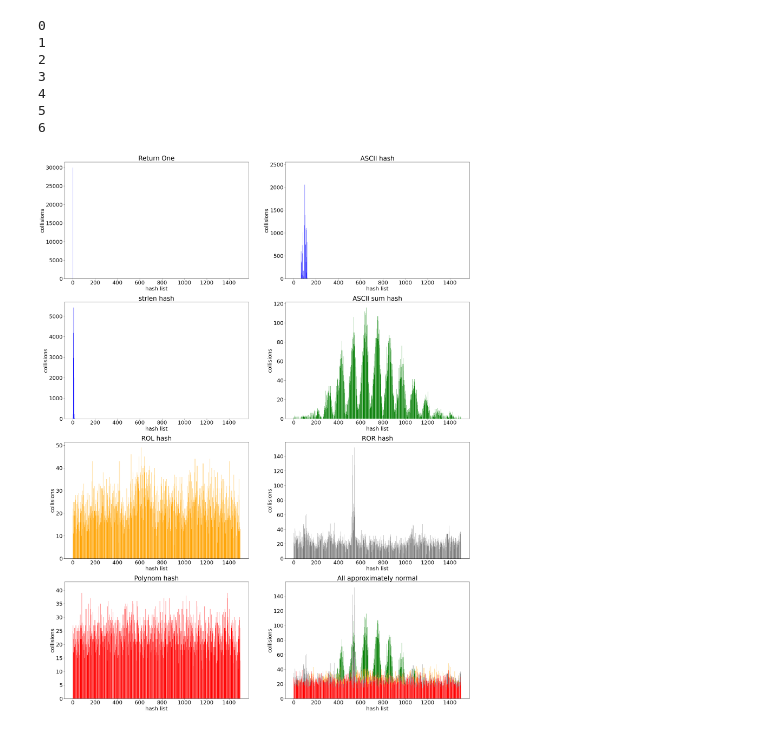
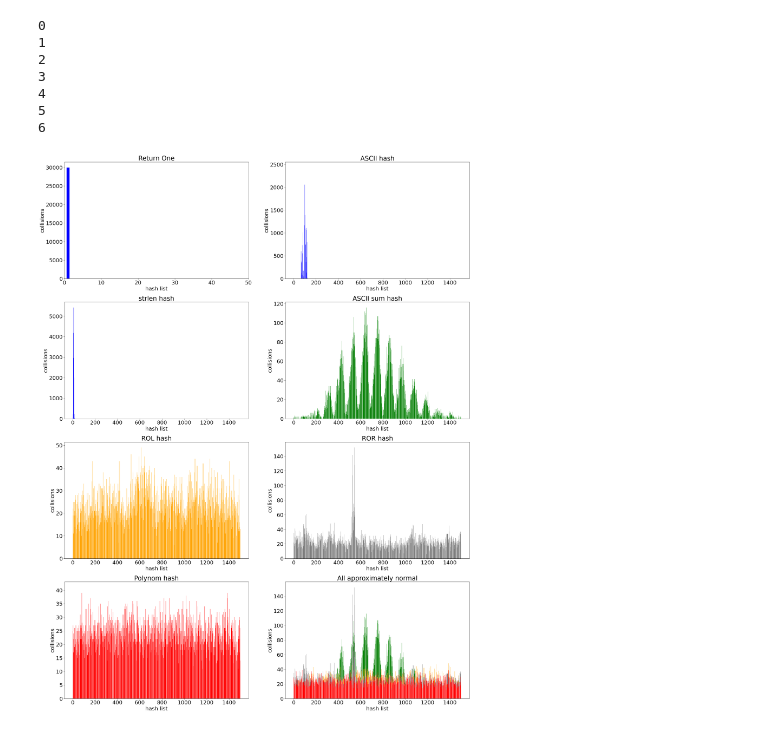
Before and after one commit to lednikita0481/Hash-Table-research, a Jupyter notebook: No optimisation/graphs/Histograms.ipynb, the cells around one changed output. Drawn from its saved outputs; the diff is of its cells as text; code cells hidden in the pictures.

```diff
--- a/No optimisation/graphs/Histograms.ipynb
+++ b/No optimisation/graphs/Histograms.ipynb
@@ -17,32 +17,33 @@ ncols = 2
 plt.rcParams.update({'font.size': 22})
 for i in range(len(names)):
     df = pd.read_csv(names[i], sep = ';')
     index = np.array(df["index"])
     lens = np.array(df["list_len"])
     plt.subplot(nrows, ncols, i+1)
     ax = plt.gca()
-    #ax.set_xlim([0, 50])
+    if i == 0:
+        ax.set_xlim([0, 50])
     plt.bar(index, lens, color = colors[i])
     plt.title(names[i][6:len(names[i]) - 4])
     plt.ylabel("collisions")
     plt.xlabel("hash list")
 
     print(i)
 
     if (i > 2):
         plt.subplot(nrows, ncols, ncols*nrows)
         plt.bar(index, lens, color = colors[i])
         plt.title("All approximately normal")
         plt.ylabel("collisions")
         plt.xlabel("hash list")
 
 plt.savefig("graphs.png")
 # %% [output]
 0
 1
 2
 3
 4
 5
 6
-[figure, old version]
+[figure, new version]
```
Also changed, not shown: 1 other file.
